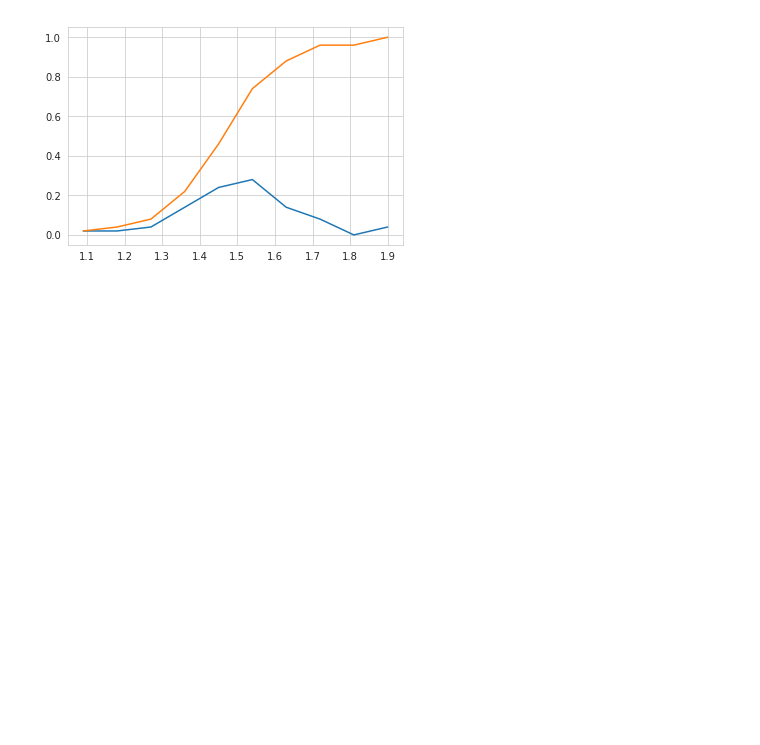
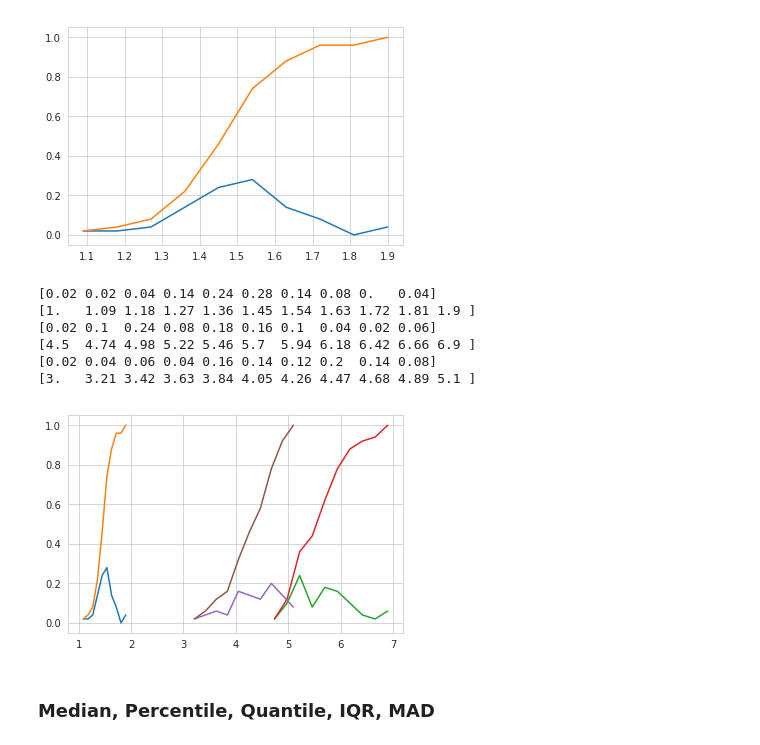
Before and after one commit to Deepshikha05/Machine-Learning-Concepts-and-Algorithms, a Jupyter notebook: Exploring Different Plotting Libraries.ipynb, the cells around one changed output. Drawn from its saved outputs; the diff is of its cells as text; code cells hidden in the pictures; blank space fills up the shorter version.

Commit message:
More Plotting options

```diff
--- a/Exploring Different Plotting Libraries.ipynb
+++ b/Exploring Different Plotting Libraries.ipynb
@@ -140,3 +140,51 @@ plt.show();
 [0.02 0.02 0.04 0.14 0.24 0.28 0.14 0.08 0.   0.04]
 [1.   1.09 1.18 1.27 1.36 1.45 1.54 1.63 1.72 1.81 1.9 ]
 [figure]
+# %%
+# Plots of CDF of petal_length for various types of flowers.
+
+# Misclassification error if you use petal_length only.
+
+counts, bin_edges = np.histogram(iris_setosa['petal_length'], bins=10,
+                                 density = True)
+pdf = counts/(sum(counts))
+print(pdf);
+print(bin_edges)
+cdf = np.cumsum(pdf)
+plt.plot(bin_edges[1:],pdf)
+plt.plot(bin_edges[1:], cdf)
+
+
+# virginica
+counts, bin_edges = np.histogram(iris_virginica['petal_length'], bins=10,
+                                 density = True)
+pdf = counts/(sum(counts))
+print(pdf);
+print(bin_edges)
+cdf = np.cumsum(pdf)
+plt.plot(bin_edges[1:],pdf)
+plt.plot(bin_edges[1:], cdf)
+
+
+#versicolor
+counts, bin_edges = np.histogram(iris_versicolor['petal_length'], bins=10,
+                                 density = True)
+pdf = counts/(sum(counts))
+print(pdf);
+print(bin_edges)
+cdf = np.cumsum(pdf)
+plt.plot(bin_edges[1:],pdf)
+plt.plot(bin_edges[1:], cdf)
+
+
+plt.show();
+# %% [output]
+[0.02 0.02 0.04 0.14 0.24 0.28 0.14 0.08 0.   0.04]
+[1.   1.09 1.18 1.27 1.36 1.45 1.54 1.63 1.72 1.81 1.9 ]
+[0.02 0.1  0.24 0.08 0.18 0.16 0.1  0.04 0.02 0.06]
+[4.5  4.74 4.98 5.22 5.46 5.7  5.94 6.18 6.42 6.66 6.9 ]
+[0.02 0.04 0.06 0.04 0.16 0.14 0.12 0.2  0.14 0.08]
+[3.   3.21 3.42 3.63 3.84 4.05 4.26 4.47 4.68 4.89 5.1 ]
+[figure, added]
+# %% [markdown]
+### Median, Percentile, Quantile, IQR, MAD
```
Also changed, not shown: parts of 7 cells of this notebook.
